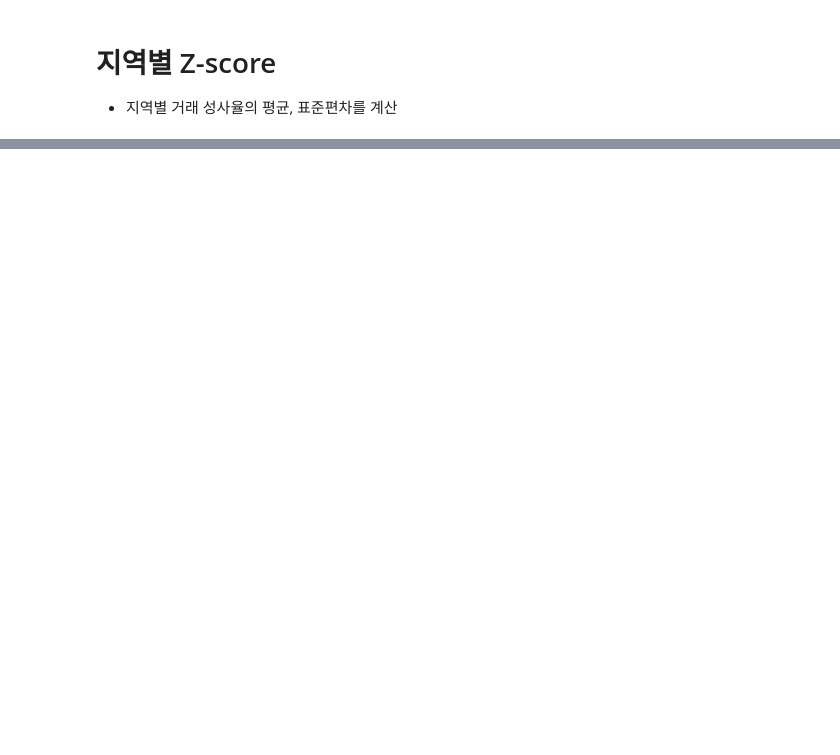
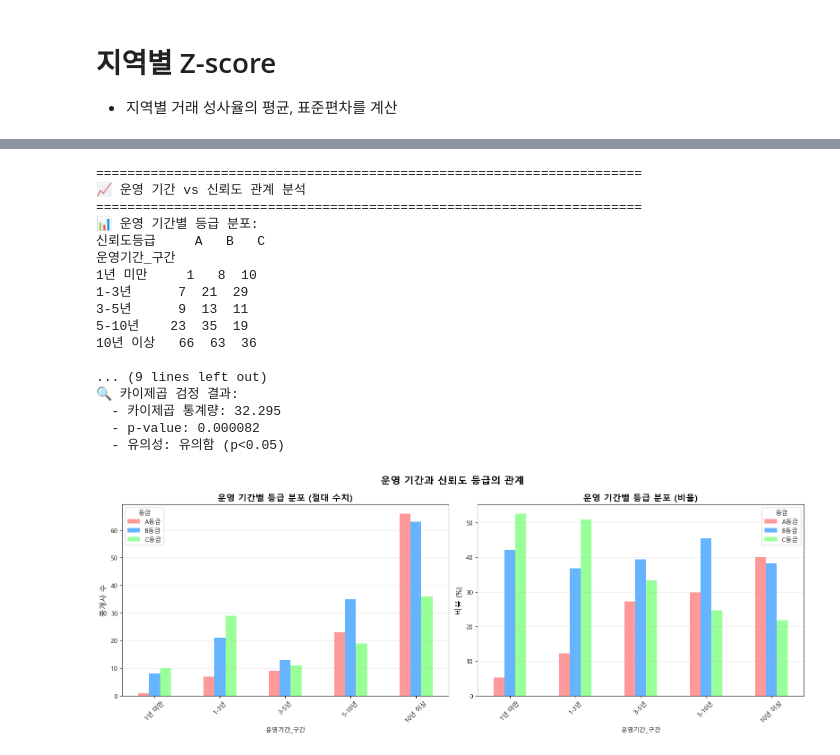
Before and after one commit to eunjeong0911/Property-recommend, a Jupyter notebook: apps/reco/models/trust_model/analyz.ipynb, the cells around one changed output, grey strips where cells are left out. Cells and saved outputs as stored; diff of their text form; code cells hidden in the pictures; blank space fills up the shorter version.

```diff
--- a/apps/reco/models/trust_model/analyz.ipynb
+++ b/apps/reco/models/trust_model/analyz.ipynb
@@ -167,0 +948,76 @@ Name: count, dtype: float64%
+# %%
+# ============================================
+# 2. 운영 기간 vs 신뢰도 관계 분석
+# ============================================
+print("\n" + "="*70)
+print("📈 운영 기간 vs 신뢰도 관계 분석")
+print("="*70)
+
+# 운영 기간 구간별 분석
+df_features['운영기간_구간'] = pd.cut(df_features['운영기간_년'],
+                               bins=[0, 1, 3, 5, 10, float('inf')],
+                               labels=['1년 미만', '1-3년', '3-5년', '5-10년', '10년 이상'])
+
+# 구간별 등급 분포
+period_grade_crosstab = pd.crosstab(df_features['운영기간_구간'], df_features['신뢰도등급'])
+period_grade_pct = period_grade_crosstab.div(period_grade_crosstab.sum(axis=1), axis=0) * 100
+
+print("📊 운영 기간별 등급 분포:")
+print(period_grade_crosstab)
+print("\n📊 운영 기간별 등급 비율 (%):")
+print(period_grade_pct.round(1))
+
+# 통계적 유의성 검정
+chi2, p_value = stats.chi2_contingency(period_grade_crosstab)[:2]
+print(f"\n🔍 카이제곱 검정 결과:")
+print(f"  - 카이제곱 통계량: {chi2:.3f}")
+print(f"  - p-value: {p_value:.6f}")
+print(f"  - 유의성: {'유의함 (p<0.05)' if p_value < 0.05 else '유의하지 않음 (p≥0.05)'}")
+
+# 시각화
+fig, axes = plt.subplots(1, 2, figsize=(16, 6))
+
+# 절대 수치
+period_grade_crosstab.plot(kind='bar', ax=axes[0], color=['#ff9999', '#66b3ff', '#99ff99'])
+axes[0].set_title('운영 기간별 등급 분포 (절대 수치)', fontsize=14, fontweight='bold')
+axes[0].set_ylabel('중개사 수', fontsize=12)
+axes[0].legend(title='등급', labels=['A등급', 'B등급', 'C등급'])
+axes[0].tick_params(axis='x', rotation=45)
+axes[0].grid(True, alpha=0.3, axis='y')
+
+# 비율
+period_grade_pct.plot(kind='bar', ax=axes[1], color=['#ff9999', '#66b3ff', '#99ff99'])
+axes[1].set_title('운영 기간별 등급 분포 (비율)', fontsize=14, fontweight='bold')
+axes[1].set_ylabel('비율 (%)', fontsize=12)
+axes[1].legend(title='등급', labels=['A등급', 'B등급', 'C등급'])
+axes[1].tick_params(axis='x', rotation=45)
+axes[1].grid(True, alpha=0.3, axis='y')
+
+plt.suptitle('운영 기간과 신뢰도 등급의 관계', fontsize=16, fontweight='bold')
+plt.tight_layout()
+plt.show()
+
+# 트렌드 분석
+print(f"\n📈 운영 기간별 A등급 비율 트렌드:")
+for period in period_grade_pct.index:
+    a_ratio = period_grade_pct.loc[period, 'A']
+    print(f"  {period}: {a_ratio:.1f}%")
+# %% [output]
+======================================================================
+📈 운영 기간 vs 신뢰도 관계 분석
+======================================================================
+📊 운영 기간별 등급 분포:
+신뢰도등급     A   B   C
+운영기간_구간
+1년 미만     1   8  10
+1-3년      7  21  29
+3-5년      9  13  11
+5-10년    23  35  19
+10년 이상   66  63  36
+
+... (9 lines left out)
+🔍 카이제곱 검정 결과:
+  - 카이제곱 통계량: 32.295
+  - p-value: 0.000082
+  - 유의성: 유의함 (p<0.05)
+[figure, added]
```
Also changed, not shown: parts of 24 cells of this notebook, 7 other files.
